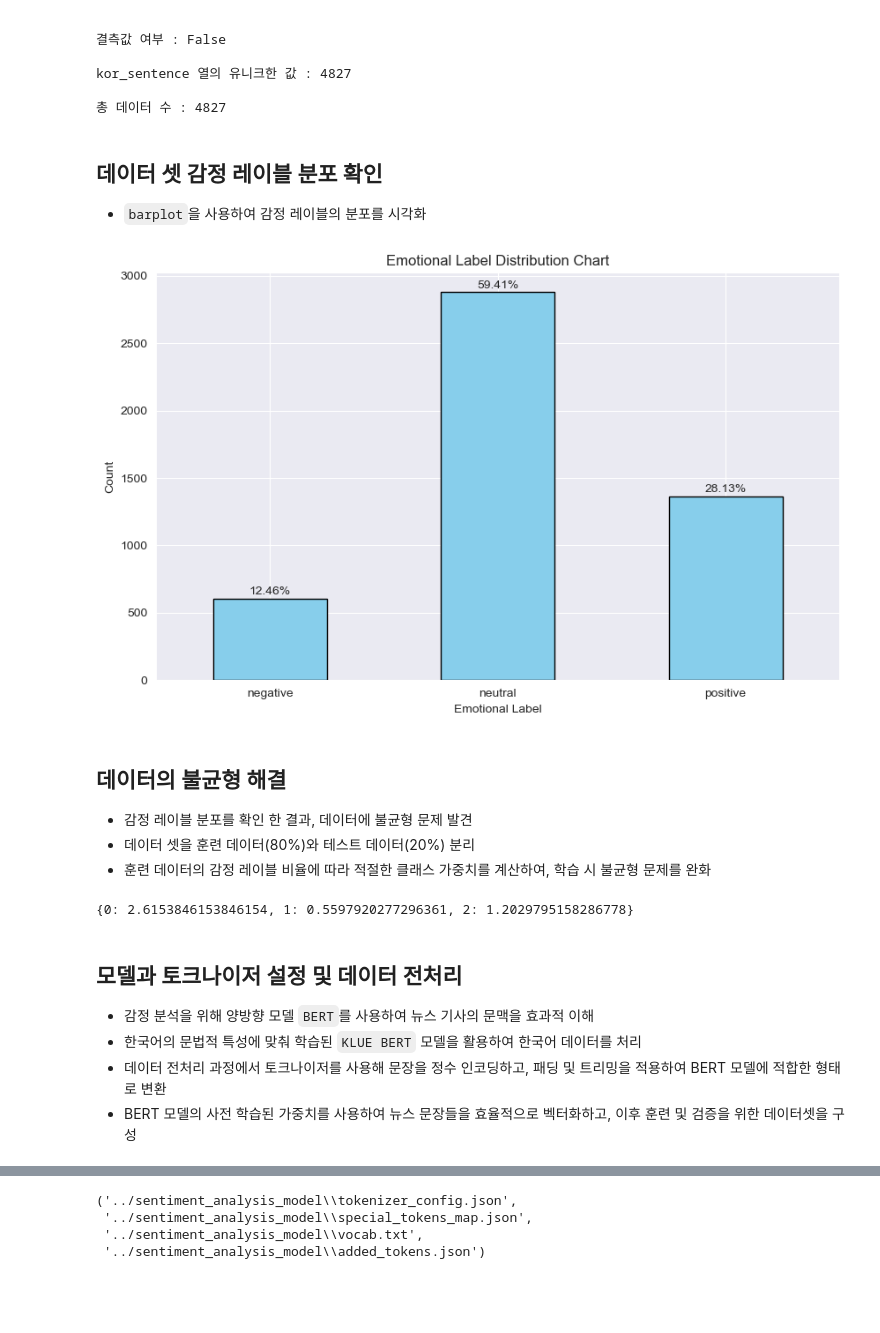
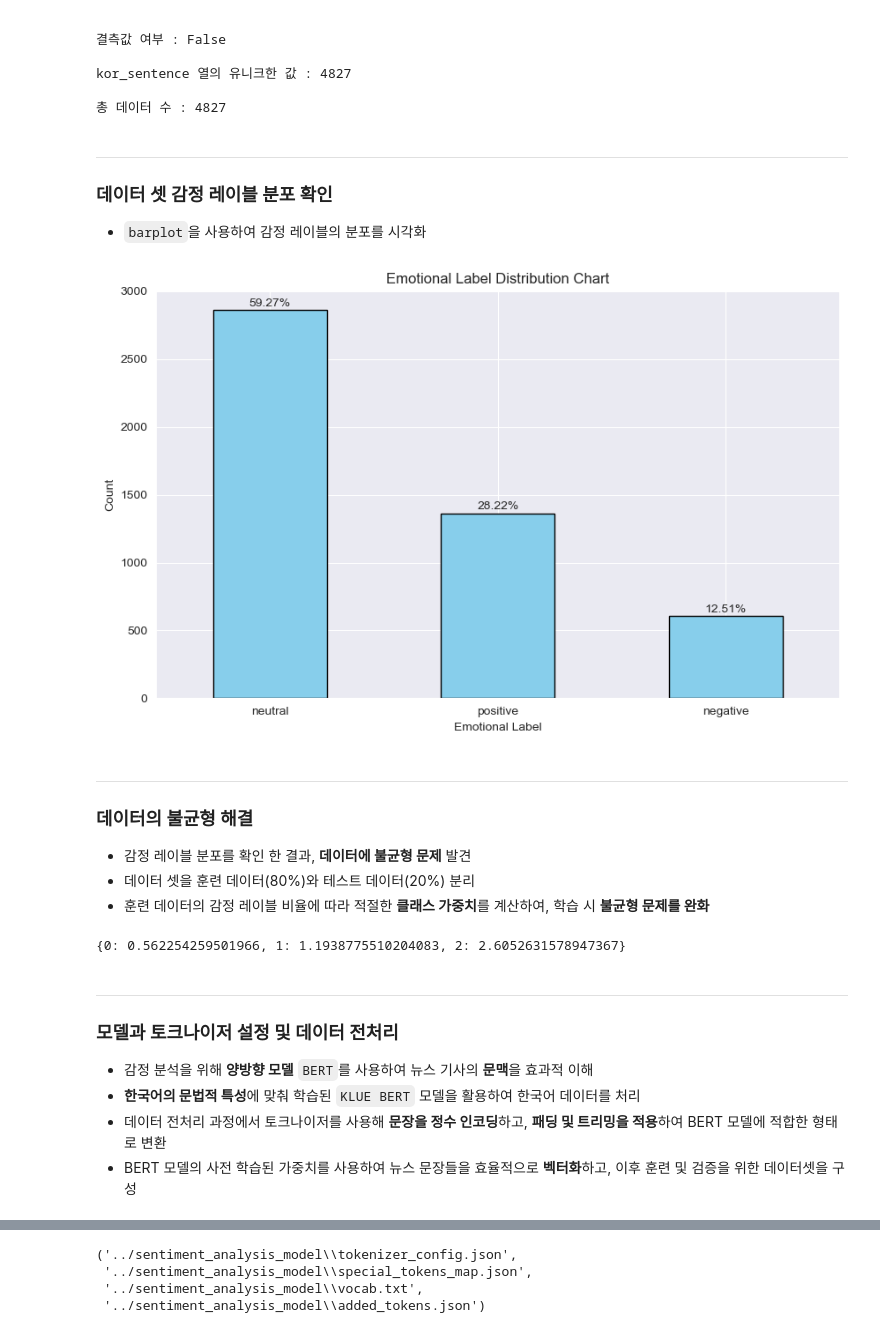
Before and after one commit to KION126/StockSentimentPredictor, a Jupyter notebook: modules/sentiment_analysis.ipynb, the cells around one changed output, grey strips where cells are left out. Drawn from its saved outputs; the diff is of its cells as text; code cells hidden in the pictures; blank space fills up the shorter version.

```diff
--- a/modules/sentiment_analysis.ipynb
+++ b/modules/sentiment_analysis.ipynb
@@ -70,7 +74,7 @@ dataset
 del dataset['sentence']
 
 # 감정 레이블 숫자 치환
-dataset['labels'] = dataset['labels'].replace(['negative', 'neutral', 'positive'], [0, 1, 2])
+dataset['labels'] = dataset['labels'].replace(['neutral', 'positive', 'negative'], [0, 1, 2])
 
 print('영문 뉴스 제거 및 감정 레이블 숫자 치환 데이터')
 dataset
@@ -120,35 +124,37 @@ kor_sentence 열의 유니크한 값 : 4827
 
 총 데이터 수 : 4827
 # %% [markdown]
-## 데이터 셋 감정 레이블 분포 확인
+---
+### 데이터 셋 감정 레이블 분포 확인
 - `barplot`을 사용하여 감정 레이블의 분포를 시각화
 # %%
 # 라벨 분포 시각화
 plt.figure(figsize=(10, 6))
 label_counts = dataset['labels'].value_counts()
 label_counts = label_counts.loc[[0, 1, 2]].fillna(0).astype(int)
 bar_plot = label_counts.plot(kind='bar', color='skyblue', edgecolor='black')
 
 # 제목 및 축 레이블 설정
 plt.title('Emotional Label Distribution Chart')
 plt.xlabel('Emotional Label')
 plt.ylabel('Count')
-plt.xticks(ticks=[0, 1, 2], labels=['negative', 'neutral', 'positive'], rotation=0)
+plt.xticks(ticks=[0, 1, 2], labels=['neutral', 'positive', 'negative'], rotation=0)
 
 # 비율 표기
 total = label_counts.sum()
 for i, value in enumerate(label_counts):
     percentage = (value / total) * 100
     plt.text(i, value + 10, f'{percentage:.2f}%', ha='center', va='bottom', fontsize=10)
 
 plt.show()
 # %% [output]
-[figure, old version]
+[figure, new version]
 # %% [markdown]
-## 데이터의 불균형 해결
-- 감정 레이블 분포를 확인 한 결과, 데이터에 불균형 문제 발견
+---
+### 데이터의 불균형 해결
+- 감정 레이블 분포를 확인 한 결과, **데이터에 불균형 문제** 발견
 - 데이터 셋을 훈련 데이터(80%)와 테스트 데이터(20%) 분리
-- 훈련 데이터의 감정 레이블 비율에 따라 적절한 클래스 가중치를 계산하여, 학습 시 불균형 문제를 완화
+- 훈련 데이터의 감정 레이블 비율에 따라 적절한 **클래스 가중치**를 계산하여, 학습 시 **불균형 문제를 완화**
 # %%
 # 데이터셋 분리
 train_data, val_data = train_test_split(dataset, test_size=0.2, random_state=42)
@@ -166,13 +172,14 @@ class_weight_dict = dict(enumerate(class_weights))
 # 가중치 확인
 print(class_weight_dict)
 # %% [output]
-{0: 2.6153846153846154, 1: 0.5597920277296361, 2: 1.2029795158286778}
+{0: 0.562254259501966, 1: 1.1938775510204083, 2: 2.6052631578947367}
 # %% [markdown]
-## 모델과 토크나이저 설정 및 데이터 전처리
-- 감정 분석을 위해 양방향 모델 `BERT`를 사용하여 뉴스 기사의 문맥을 효과적 이해
-- 한국어의 문법적 특성에 맞춰 학습된 `KLUE BERT` 모델을 활용하여 한국어 데이터를 처리
-- 데이터 전처리 과정에서 토크나이저를 사용해 문장을 정수 인코딩하고, 패딩 및 트리밍을 적용하여 BERT 모델에 적합한 형태로 변환
-- BERT 모델의 사전 학습된 가중치를 사용하여 뉴스 문장들을 효율적으로 벡터화하고, 이후 훈련 및 검증을 위한 데이터셋을 구성
+---
+### 모델과 토크나이저 설정 및 데이터 전처리
+- 감정 분석을 위해 **양방향 모델** `BERT`를 사용하여 뉴스 기사의 **문맥**을 효과적 이해
+- **한국어의 문법적 특성**에 맞춰 학습된 `KLUE BERT` 모델을 활용하여 한국어 데이터를 처리
+- 데이터 전처리 과정에서 토크나이저를 사용해 **문장을 정수 인코딩**하고, **패딩 및 트리밍을 적용**하여 BERT 모델에 적합한 형태로 변환
+- BERT 모델의 사전 학습된 가중치를 사용하여 뉴스 문장들을 효율적으로 **벡터화**하고, 이후 훈련 및 검증을 위한 데이터셋을 구성
 # %%
 # 모델과 토크나이저 설정
 MODEL_NAME = "klue/bert-base"
```
Also changed, not shown: parts of 13 cells of this notebook, 6 other files.
